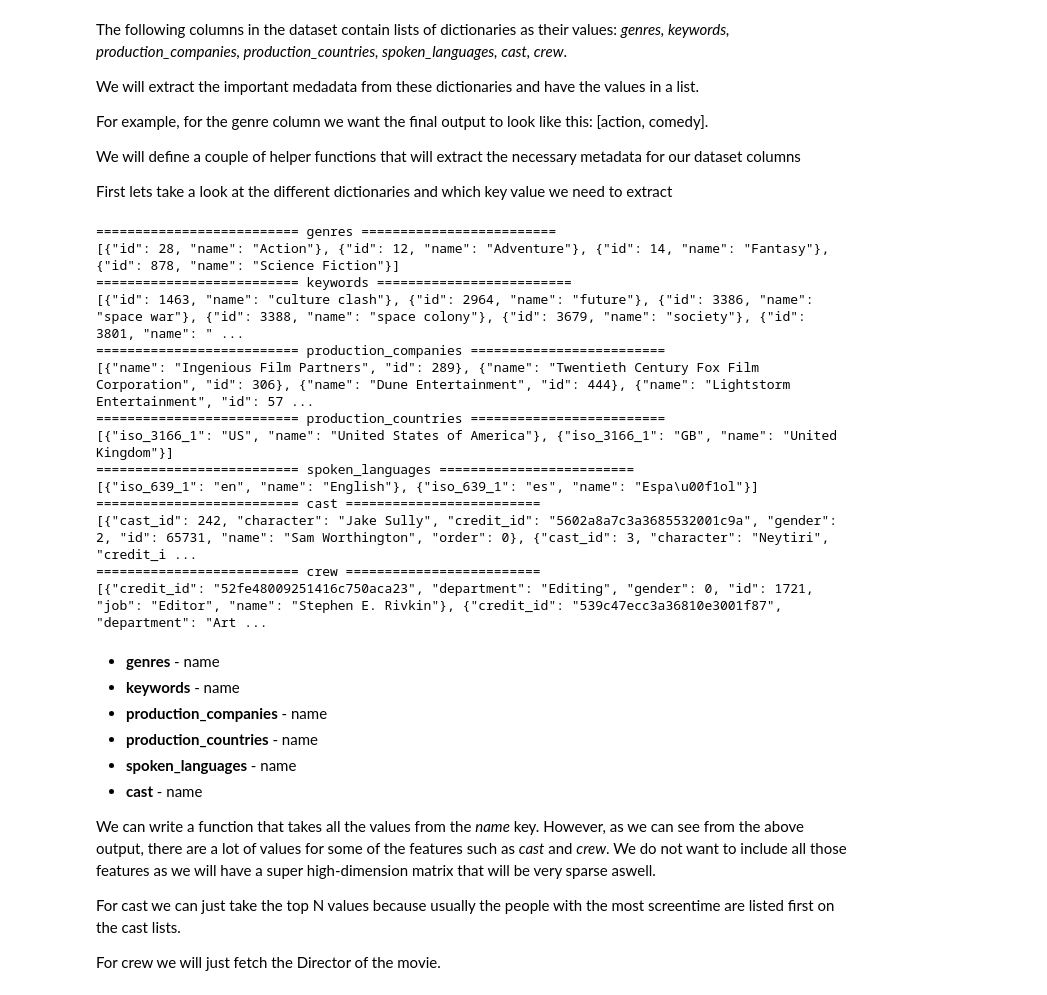
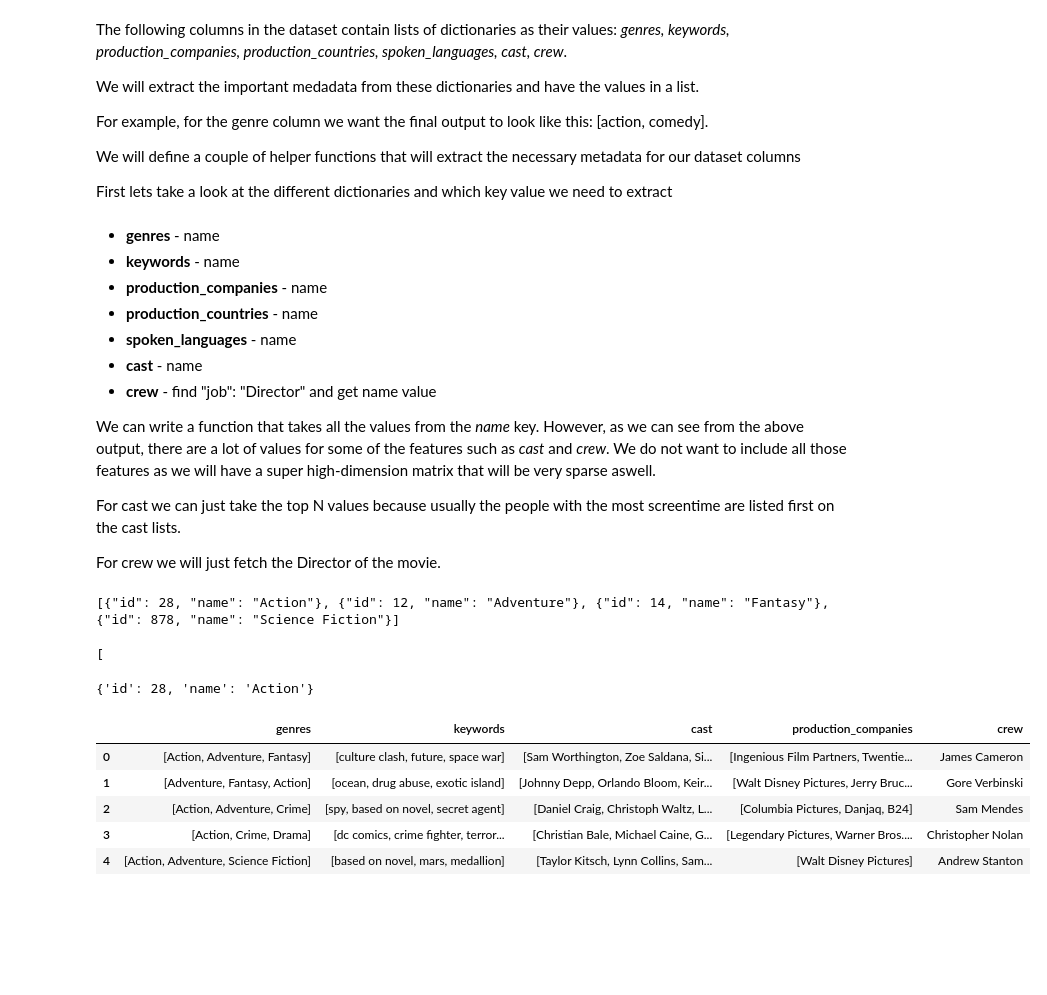
Before and after one commit to zhikaichen99/RecommenderSystems, a Jupyter notebook: Content-Based-Filtering.ipynb, the cells around one changed output. Saved outputs shown, nothing was run; the diff lists cells and outputs as text; code cells hidden in the pictures; blank space fills up the shorter version.

```diff
--- a/Content-Based-Filtering.ipynb
+++ b/Content-Based-Filtering.ipynb
@@ -165,24 +168,9 @@ dict_features = ['genres', 'keywords', 'production_companies',
                 'production_countries', 'spoken_languages',
                 'cast', 'crew']
 
-for i in dict_features:
-    print("========================== "+ i + " =========================")
-    print(df[i].iloc[0])
+# for i in dict_features:
+#     print("========================== "+ i + " =========================")
+#     print(df[i].iloc[0])
-# %% [output]
-========================== genres =========================
-[{"id": 28, "name": "Action"}, {"id": 12, "name": "Adventure"}, {"id": 14, "name": "Fantasy"}, {"id": 878, "name": "Science Fiction"}]
-========================== keywords =========================
-[{"id": 1463, "name": "culture clash"}, {"id": 2964, "name": "future"}, {"id": 3386, "name": "space war"}, {"id": 3388, "name": "space colony"}, {"id": 3679, "name": "society"}, {"id": 3801, "name": " ...
-========================== production_companies =========================
-[{"name": "Ingenious Film Partners", "id": 289}, {"name": "Twentieth Century Fox Film Corporation", "id": 306}, {"name": "Dune Entertainment", "id": 444}, {"name": "Lightstorm Entertainment", "id": 57 ...
-========================== production_countries =========================
-[{"iso_3166_1": "US", "name": "United States of America"}, {"iso_3166_1": "GB", "name": "United Kingdom"}]
-========================== spoken_languages =========================
-[{"iso_639_1": "en", "name": "English"}, {"iso_639_1": "es", "name": "Espa\u00f1ol"}]
-========================== cast =========================
-[{"cast_id": 242, "character": "Jake Sully", "credit_id": "5602a8a7c3a3685532001c9a", "gender": 2, "id": 65731, "name": "Sam Worthington", "order": 0}, {"cast_id": 3, "character": "Neytiri", "credit_i ...
-========================== crew =========================
-[{"credit_id": "52fe48009251416c750aca23", "department": "Editing", "gender": 0, "id": 1721, "job": "Editor", "name": "Stephen E. Rivkin"}, {"credit_id": "539c47ecc3a36810e3001f87", "department": "Art ...
 # %% [markdown]
 * **genres** - name
 * **keywords** - name
@@ -190,10 +178,31 @@ for i in dict_features:
 * **production_countries** - name
 * **spoken_languages** - name
 * **cast** - name
+* **crew** - find "job": "Director" and get name value
 
 We can write a function that takes all the values from the *name* key. However, as we can see from the above output, there are a lot of values for some of the features such as *cast* and *crew*. We do not want to include all those features as we will have a super high-dimension matrix that will be very sparse aswell.
 
 For cast we can just take the top N values because usually the people with the most screentime are listed first on the cast lists.
 
 For crew we will just fetch the Director of the movie.
+# %%
+print(df['genres'].iloc[0])
+print("")
+print(df['genres'].iloc[0][0]) # First element of first movie genres dictionary
+# %% [output]
+[{"id": 28, "name": "Action"}, {"id": 12, "name": "Adventure"}, {"id": 14, "name": "Fantasy"}, {"id": 878, "name": "Science Fiction"}]
+
+[
+# %%
+# Convert strings into actual list objects
+
+dict_features = ['genres', 'keywords', 'cast',
+                 'production_companies','crew']
+
+for feature in dict_features:
+    df[feature] = df[feature].apply(literal_eval)
+
+print(df['genres'].iloc[0][0])
+# %% [output]
+{'id': 28, 'name': 'Action'}
 # %%
@@ -204,0 +231,9 @@ def extract_name(dict_column):
+# %%
+df[dict_features].head()
+# %% [output]
+|  | genres | keywords | cast | production_companies | crew |
+| 0 | [Action, Adventure, Fantasy] | [culture clash, future, space war] | [Sam Worthington, Zoe Saldana, Si... | [Ingenious Film Partners, Twentie... | James Cameron |
+| 1 | [Adventure, Fantasy, Action] | [ocean, drug abuse, exotic island] | [Johnny Depp, Orlando Bloom, Keir... | [Walt Disney Pictures, Jerry Bruc... | Gore Verbinski |
+| 2 | [Action, Adventure, Crime] | [spy, based on novel, secret agent] | [Daniel Craig, Christoph Waltz, L... | [Columbia Pictures, Danjaq, B24] | Sam Mendes |
+| 3 | [Action, Crime, Drama] | [dc comics, crime fighter, terror... | [Christian Bale, Michael Caine, G... | [Legendary Pictures, Warner Bros.... | Christopher Nolan |
+| 4 | [Action, Adventure, Science Fiction] | [based on novel, mars, medallion] | [Taylor Kitsch, Lynn Collins, Sam... | [Walt Disney Pictures] | Andrew Stanton |
```
Also changed, not shown: parts of 19 cells of this notebook.
